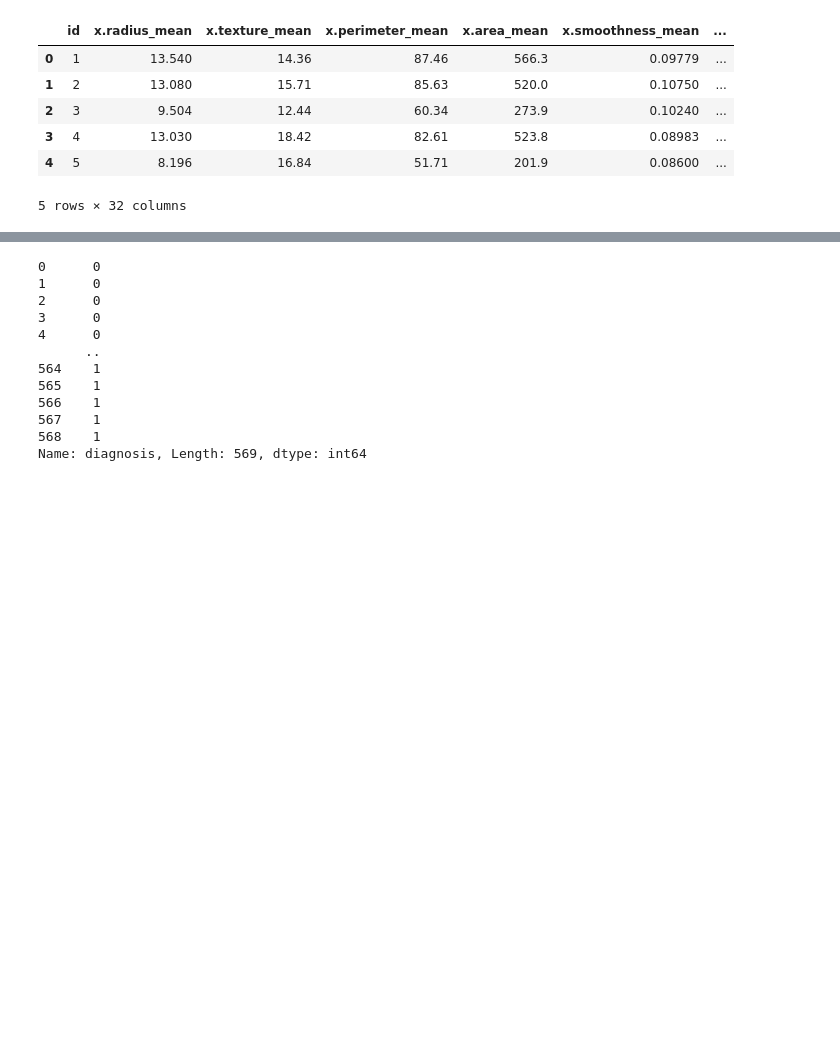
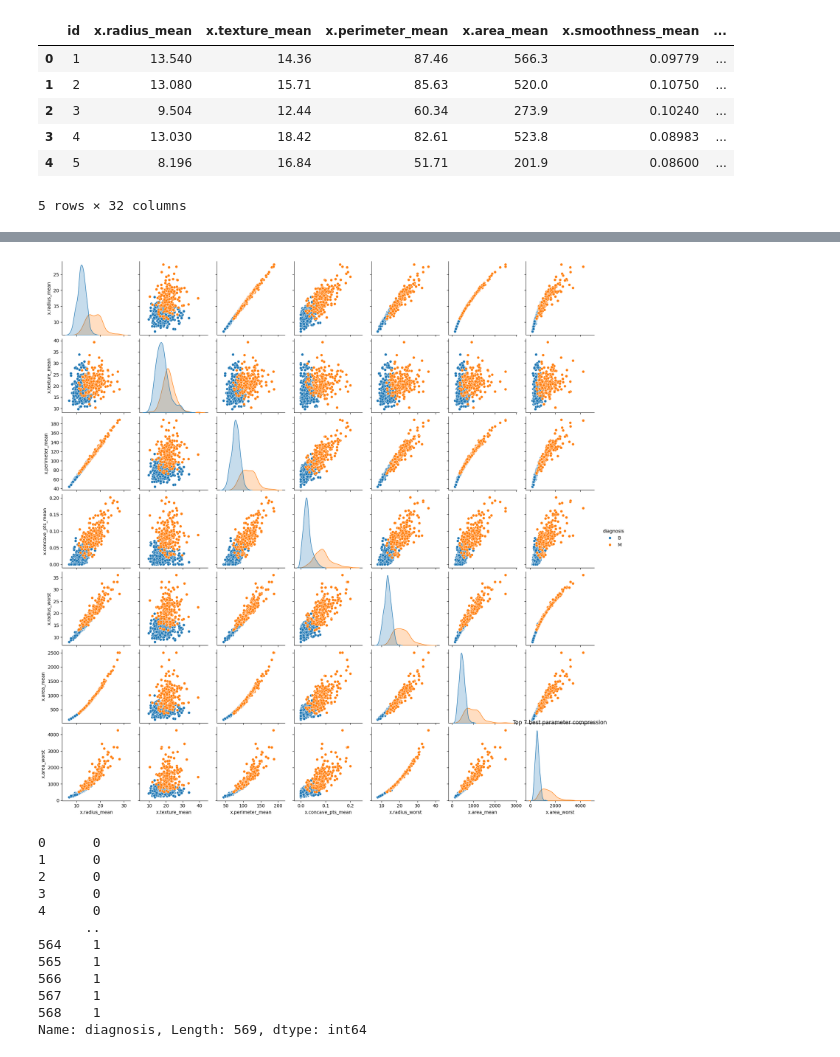
Before and after one commit to udityamerit/Complete-Deep-Learning-for-Beginner, a Jupyter notebook: Projects/ANN Model for breast cancer/model.ipynb, the cells around one changed output, grey strips where cells are left out. Saved outputs shown, nothing was run; the diff lists cells and outputs as text; code cells hidden in the pictures; blank space fills up the shorter version.

```diff
--- a/Projects/ANN Model for breast cancer/model.ipynb
+++ b/Projects/ANN Model for breast cancer/model.ipynb
@@ -30,3 +51,10 @@ if 'id' in data.columns:
+# %%
+sns.pairplot(data[['diagnosis', 'x.radius_mean', 'x.texture_mean', 'x.perimeter_mean', 'x.concave_pts_mean', 'x.radius_worst', 'x.area_mean', 'x.area_worst' ]], hue='diagnosis')
+plt.title('Top 7 best parameter compression')
+plt.savefig("results/data_variation_plot.png")
+plt.show()
+# %% [output]
+[figure, added]
 # %%
 # Encode Labels
 data['diagnosis'] = data['diagnosis'].map({'M': 1, 'B': 0})
```
Also changed, not shown: parts of 2 cells of this notebook, 1 other file.
